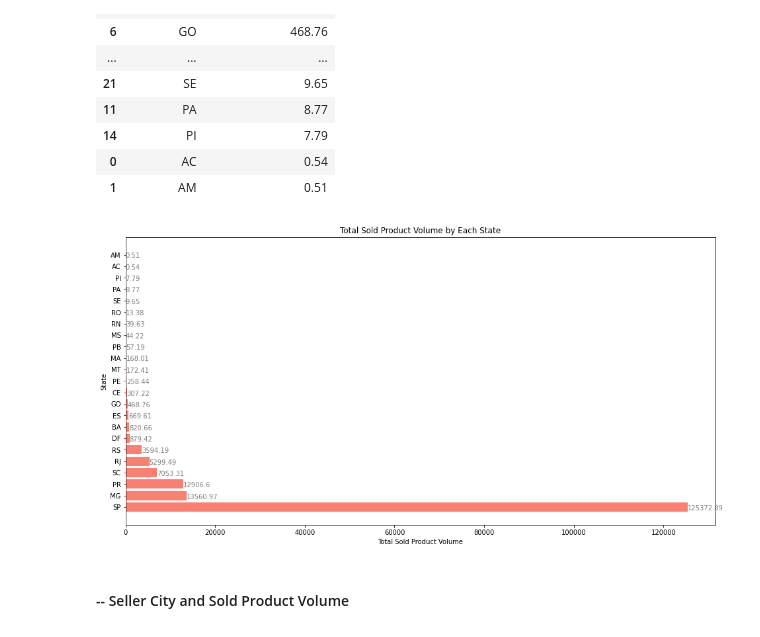
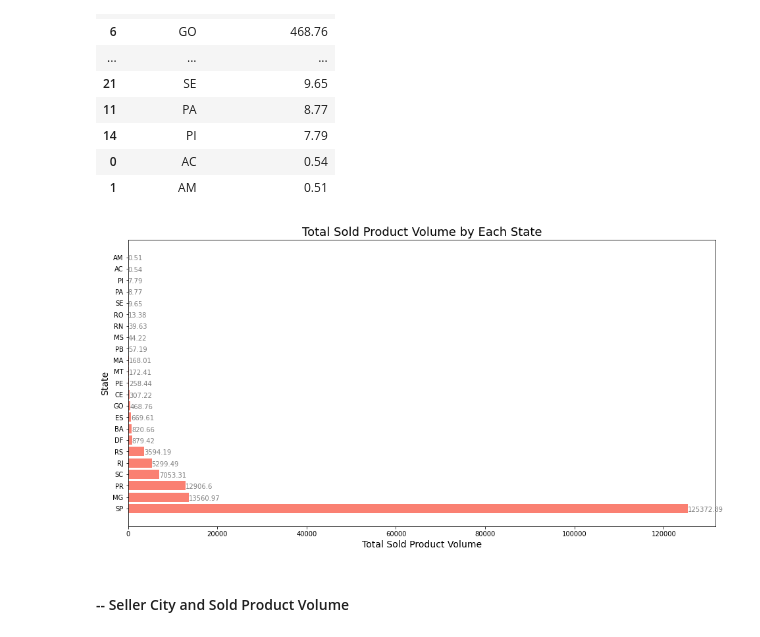
Before and after one commit to Dogecat0/kaggle_projects, a Jupyter notebook: kaggle_brazilian_ecommerce_dataset_by_olist/kaggle_brazillian_ecommence_EDA.ipynb, the cells around one changed output. Saved outputs shown, nothing was run; the diff lists cells and outputs as text; code cells hidden in the pictures.

```diff
--- a/kaggle_brazilian_ecommerce_dataset_by_olist/kaggle_brazillian_ecommence_EDA.ipynb
+++ b/kaggle_brazilian_ecommerce_dataset_by_olist/kaggle_brazillian_ecommence_EDA.ipynb
@@ -395,21 +387,21 @@ df_seller_product_volume_bystate
 # %%
 plt.figure(figsize=(16, 8))
 
 plt.barh(df_seller_product_volume_bystate['seller_state'],
          df_seller_product_volume_bystate['product_volume_m3'], color='salmon')
 
 y = df_seller_product_volume_bystate['product_volume_m3'].values
 for index, value in enumerate(y):
     plt.text(value, index+0.2, str(value), va='top', color='grey')
 
 plt.ticklabel_format(axis='x', style='plain')
 
-plt.title("Total Sold Product Volume by Each State")
-plt.ylabel('State')
-plt.xlabel('Total Sold Product Volume')
+plt.title("Total Sold Product Volume by Each State", fontsize=18)
+plt.ylabel('State', fontsize=14)
+plt.xlabel('Total Sold Product Volume', fontsize=14)
 plt.show()
 # %% [output]
-[figure, old version]
+[figure, new version]
 # %% [markdown]
 #### -- Seller City and Sold Product Volume
 # %%
```
Also changed, not shown: parts of 29 cells of this notebook.
